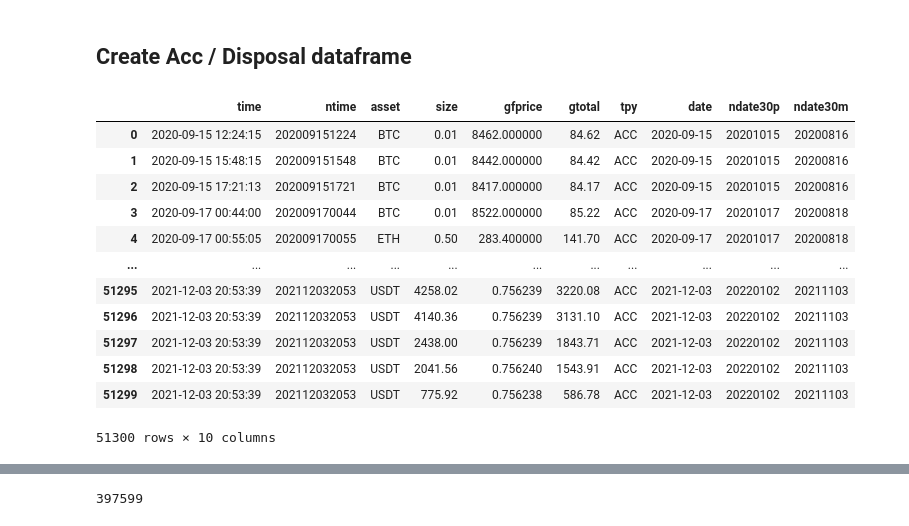
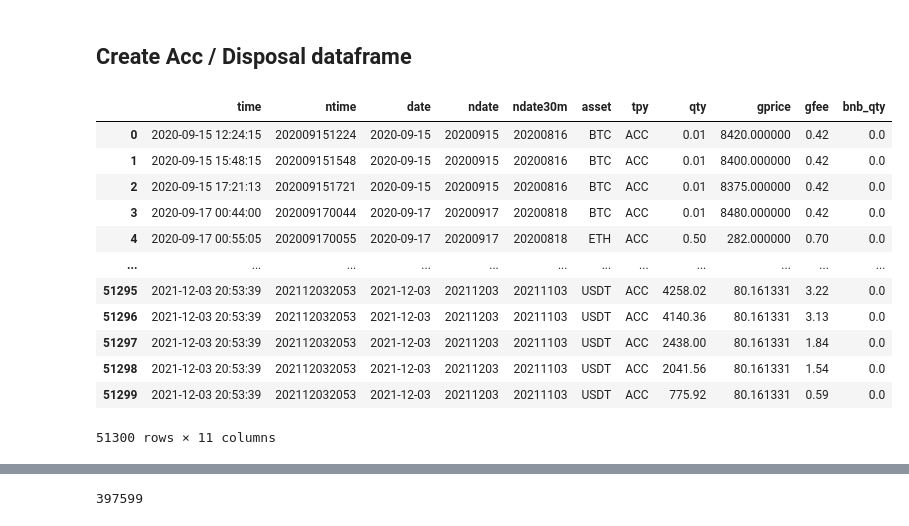
Before and after one commit to petarkabashki/pk-portflolio-manager, a Jupyter notebook: tax-calculator.ipynb, the cells around one changed output, grey strips where cells are left out. Saved outputs shown, nothing was run; the diff lists cells and outputs as text; code cells hidden in the pictures.

```diff
--- a/tax-calculator.ipynb
+++ b/tax-calculator.ipynb
@@ -497,8 +511,8 @@ df_trades[df_trades.gprice.isna() | df_trades.gfee.isna()]
 # %%
 # calculate amount and total in GBP
-df_trades['gamount'] = (df_trades['size'] * df_trades.gprice).round(2)
-df_trades['gtotal'] = df_trades['gamount'] + df_trades['gfee'] * np.where(df_trades.side == 'BUY', 1, -1) * np.where(df_trades.base == 'GBP', -1, 1)
-df_trades['gfprice'] = df_trades['gtotal'] / df_trades['size']
+# df_trades['gamount'] = (df_trades['size'] * df_trades.gprice).round(2)
+# df_trades['gtotal'] = df_trades['gamount'] + df_trades['gfee'] * np.where(df_trades.side == 'BUY', 1, -1) * np.where(df_trades.base == 'GBP', -1, 1)
+# df_trades['gfprice'] = df_trades['gtotal'] / df_trades['size']
 # df_trades[(df_trades.fee_curr == df_trades.quote) ].fee_curr.unique()
 # df_trades.fee_curr.unique()
 df_trades
@@ -528,35 +542,40 @@ df_trades[(df_trades.base == 'GBP') & (df_trades.gfee != 0)]
 # %% [markdown]
 ## Create Acc / Disposal dataframe
 # %%
-acc_cols = ['time', 'ntime', 'base', 'quote', 'size', 'gfprice', 'gtotal']
-acc_cross_cols = ['time', 'ntime', 'quote', 'total', 'gamount']
+acc_cols = ['time', 'ntime', 'base', 'quote', 'size', 'gprice', 'gfee']
+acc_cross_cols = ['time', 'ntime', 'quote', 'ctotal', 'size', 'gprice', 'gfee']
 df_acc_dis = pd.concat([
-df_trades[acc_cols][(df_trades.quote == 'GBP') & (df_trades.side == 'BUY')].assign(tpy='ACC').rename({'base': 'asset'}, axis=1).drop(['quote'], axis=1),
-df_trades[acc_cols][(df_trades.quote == 'GBP') & (df_trades.side == 'SELL')].assign(tpy='DIS').rename({'base': 'asset'}, axis=1).drop(['quote'], axis=1),
-df_trades[acc_cols][(df_trades.base == 'GBP') & (df_trades.side == 'BUY')].assign(tpy='DIS').rename({'quote': 'asset'}, axis=1).drop(['base'], axis=1),
-df_trades[acc_cols][(df_trades.base == 'GBP') & (df_trades.side == 'SELL')].assign(tpy='ACC').rename({'quote': 'asset'}, axis=1).drop(['base'], axis=1),
-df_trades[acc_cols][(df_trades.base != 'GBP') & (df_trades.quote != 'GBP') & (df_trades.side == 'BUY')].assign(tpy='ACC').rename({'base': 'asset'}, axis=1).drop(['quote'], axis=1),
-df_trades[acc_cols][(df_trades.base != 'GBP') & (df_trades.quote != 'GBP') & (df_trades.side == 'SELL')].assign(tpy='DIS').rename({'base': 'asset'}, axis=1).drop(['quote'], axis=1),
-df_trades[(df_trades.base != 'GBP') & (df_trades.quote != 'GBP') & (df_trades.side == 'BUY')][acc_cross_cols].assign(tpy='DIS').rename({'quote': 'asset', 'total': 'size', 'gamount': 'gtotal'}, axis=1).assign(gfprice=lambda x: x['gtotal'] / x['size']),
-df_trades[(df_trades.base != 'GBP') & (df_trades.quote != 'GBP') & (df_trades.side == 'SELL')][acc_cross_cols].assign(tpy='ACC').rename({'quote': 'asset', 'total': 'size', 'gamount': 'gtotal'}, axis=1).assign(gfprice=lambda x: x['gtotal'] / x['size'])
+df_trades[acc_cols][(df_trades.quote == 'GBP') & (df_trades.side == 'BUY')].assign(tpy='ACC').rename({'base': 'asset', 'size': 'qty'}, axis=1).drop(['quote'], axis=1),
+df_trades[acc_cols][(df_trades.quote == 'GBP') & (df_trades.side == 'SELL')].assign(tpy='DIS').rename({'base': 'asset', 'size': 'qty'}, axis=1).drop(['quote'], axis=1),
+df_trades[acc_cols][(df_trades.base == 'GBP') & (df_trades.side == 'BUY')].assign(tpy='DIS').rename({'quote': 'asset', 'size': 'qty'}, axis=1).drop(['base'], axis=1),
+df_trades[acc_cols][(df_trades.base == 'GBP') & (df_trades.side == 'SELL')].assign(tpy='ACC').rename({'quote': 'asset', 'size': 'qty'}, axis=1).drop(['base'], axis=1),
+df_trades[acc_cols][(df_trades.base != 'GBP') & (df_trades.quote != 'GBP') & (df_trades.side == 'BUY')].assign(tpy='ACC').rename({'base': 'asset', 'size': 'qty'}, axis=1).drop(['quote'], axis=1),
+df_trades[acc_cols][(df_trades.base != 'GBP') & (df_trades.quote != 'GBP') & (df_trades.side == 'SELL')].assign(tpy='DIS').rename({'base': 'asset', 'size': 'qty'}, axis=1).drop(['quote'], axis=1),
+df_trades[(df_trades.base != 'GBP') & (df_trades.quote != 'GBP') & (df_trades.side == 'BUY')][acc_cross_cols].assign(tpy='DIS').rename({'quote': 'asset', 'size': 'qty'}, axis=1),
+df_trades[(df_trades.base != 'GBP') & (df_trades.quote != 'GBP') & (df_trades.side == 'SELL')][acc_cross_cols].assign(tpy='ACC').rename({'quote':'asset', 'ctotal':'qty'}, axis=1)
 ],axis=0, ignore_index=True)
 
 
 df_acc_dis['date'] = df_acc_dis.time.dt.floor('d').dt.tz_localize(None)
-df_acc_dis['ndate30p'] = (df_acc_dis.date + timedelta(days=30)).dt.strftime('%Y%m%d').astype(int)
+# df_acc_dis['ndate30p'] = (df_acc_dis.date + timedelta(days=30)).dt.strftime('%Y%m%d').astype(int)
+df_acc_dis['ndate'] = df_acc_dis.date.dt.strftime('%Y%m%d').astype(int)
 df_acc_dis['ndate30m'] = (df_acc_dis.date - timedelta(days=30)).dt.strftime('%Y%m%d').astype(int)
+df_acc_dis = df_acc_dis[['time', 'ntime', 'date',
+       'ndate', 'ndate30m', 'asset', 'tpy', 'qty', 'gprice', 'gfee']]
+# df_acc_dis['qty_left'] =df_acc_dis.qty
+df_acc_dis['bnb_qty'] = 0.0
 df_acc_dis
 # %% [output]
-|  | time | ntime | asset | size | gfprice | gtotal | tpy | date | ndate30p | ndate30m |
-| 0 | 2020-09-15 12:24:15 | 202009151224 | BTC | 0.01 | 8462.000000 | 84.62 | ACC | 2020-09-15 | 20201015 | 20200816 |
-| 1 | 2020-09-15 15:48:15 | 202009151548 | BTC | 0.01 | 8442.000000 | 84.42 | ACC | 2020-09-15 | 20201015 | 20200816 |
-| 2 | 2020-09-15 17:21:13 | 202009151721 | BTC | 0.01 | 8417.000000 | 84.17 | ACC | 2020-09-15 | 20201015 | 20200816 |
-| 3 | 2020-09-17 00:44:00 | 202009170044 | BTC | 0.01 | 8522.000000 | 85.22 | ACC | 2020-09-17 | 20201017 | 20200818 |
-| 4 | 2020-09-17 00:55:05 | 202009170055 | ETH | 0.50 | 283.400000 | 141.70 | ACC | 2020-09-17 | 20201017 | 20200818 |
-| ... | ... | ... | ... | ... | ... | ... | ... | ... | ... | ... |
-| 51295 | 2021-12-03 20:53:39 | 202112032053 | USDT | 4258.02 | 0.756239 | 3220.08 | ACC | 2021-12-03 | 20220102 | 20211103 |
-| 51296 | 2021-12-03 20:53:39 | 202112032053 | USDT | 4140.36 | 0.756239 | 3131.10 | ACC | 2021-12-03 | 20220102 | 20211103 |
-| 51297 | 2021-12-03 20:53:39 | 202112032053 | USDT | 2438.00 | 0.756239 | 1843.71 | ACC | 2021-12-03 | 20220102 | 20211103 |
-| 51298 | 2021-12-03 20:53:39 | 202112032053 | USDT | 2041.56 | 0.756240 | 1543.91 | ACC | 2021-12-03 | 20220102 | 20211103 |
-| 51299 | 2021-12-03 20:53:39 | 202112032053 | USDT | 775.92 | 0.756238 | 586.78 | ACC | 2021-12-03 | 20220102 | 20211103 |
+|  | time | ntime | date | ndate | ndate30m | asset | tpy | qty | gprice | gfee | bnb_qty |
+| 0 | 2020-09-15 12:24:15 | 202009151224 | 2020-09-15 | 20200915 | 20200816 | BTC | ACC | 0.01 | 8420.000000 | 0.42 | 0.0 |
+| 1 | 2020-09-15 15:48:15 | 202009151548 | 2020-09-15 | 20200915 | 20200816 | BTC | ACC | 0.01 | 8400.000000 | 0.42 | 0.0 |
+| 2 | 2020-09-15 17:21:13 | 202009151721 | 2020-09-15 | 20200915 | 20200816 | BTC | ACC | 0.01 | 8375.000000 | 0.42 | 0.0 |
+| 3 | 2020-09-17 00:44:00 | 202009170044 | 2020-09-17 | 20200917 | 20200818 | BTC | ACC | 0.01 | 8480.000000 | 0.42 | 0.0 |
+| 4 | 2020-09-17 00:55:05 | 202009170055 | 2020-09-17 | 20200917 | 20200818 | ETH | ACC | 0.50 | 282.000000 | 0.70 | 0.0 |
+| ... | ... | ... | ... | ... | ... | ... | ... | ... | ... | ... | ... |
+| 51295 | 2021-12-03 20:53:39 | 202112032053 | 2021-12-03 | 20211203 | 20211103 | USDT | ACC | 4258.02 | 80.161331 | 3.22 | 0.0 |
+| 51296 | 2021-12-03 20:53:39 | 202112032053 | 2021-12-03 | 20211203 | 20211103 | USDT | ACC | 4140.36 | 80.161331 | 3.13 | 0.0 |
+| 51297 | 2021-12-03 20:53:39 | 202112032053 | 2021-12-03 | 20211203 | 20211103 | USDT | ACC | 2438.00 | 80.161331 | 1.84 | 0.0 |
+| 51298 | 2021-12-03 20:53:39 | 202112032053 | 2021-12-03 | 20211203 | 20211103 | USDT | ACC | 2041.56 | 80.161331 | 1.54 | 0.0 |
+| 51299 | 2021-12-03 20:53:39 | 202112032053 | 2021-12-03 | 20211203 | 20211103 | USDT | ACC | 775.92 | 80.161331 | 0.59 | 0.0 |
-51300 rows × 10 columns
+51300 rows × 11 columns
```
Also changed, not shown: parts of 17 cells of this notebook.
